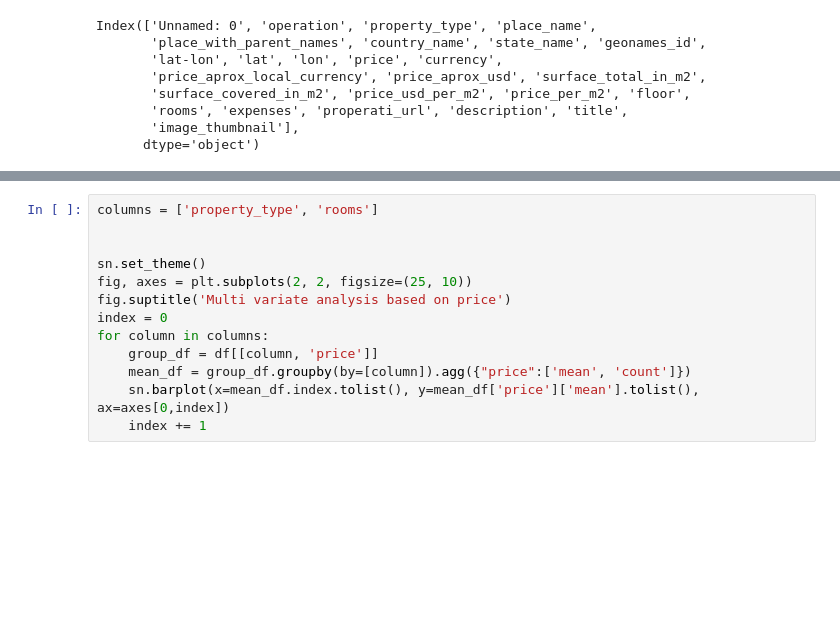
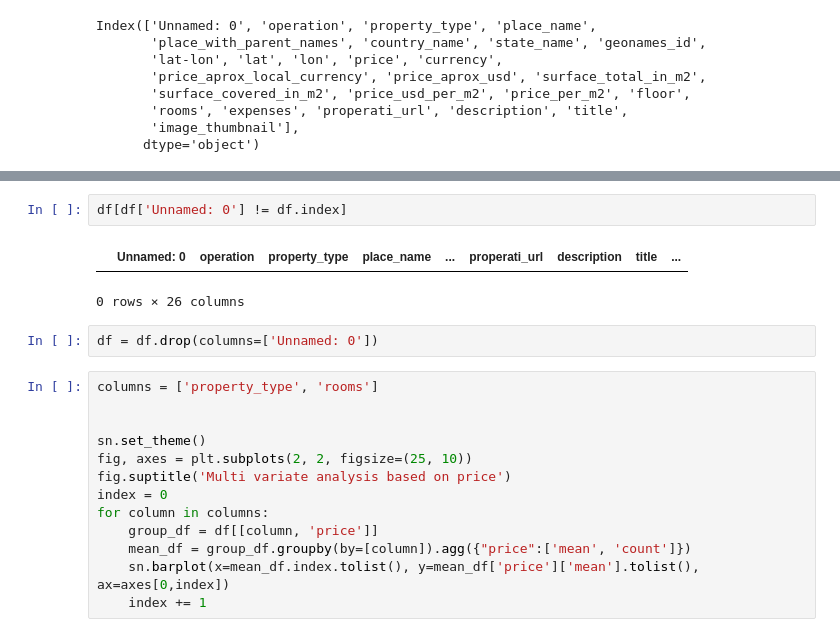
Before and after one commit to FabrizioV97/DHDS-TP1, a Jupyter notebook: Trabajo.ipynb, the cells around one changed output, grey strips where cells are left out. Drawn from its saved outputs; the diff is of its cells as text; blank space fills up the shorter version.

```diff
--- a/Trabajo.ipynb
+++ b/Trabajo.ipynb
@@ -183,3 +212,10 @@ Index(['Unnamed: 0', 'operation', 'property_type', 'place_name',
+# %%
+df[df['Unnamed: 0'] != df.index]
+# %% [output]
+|  | Unnamed: 0 | operation | property_type | place_name | ... | properati_url | description | title | ... |
+0 rows × 26 columns
+# %%
+df = df.drop(columns=['Unnamed: 0'])
 # %%
 columns = ['property_type', 'rooms']
 
```
Also changed, not shown: parts of 6 cells of this notebook.
